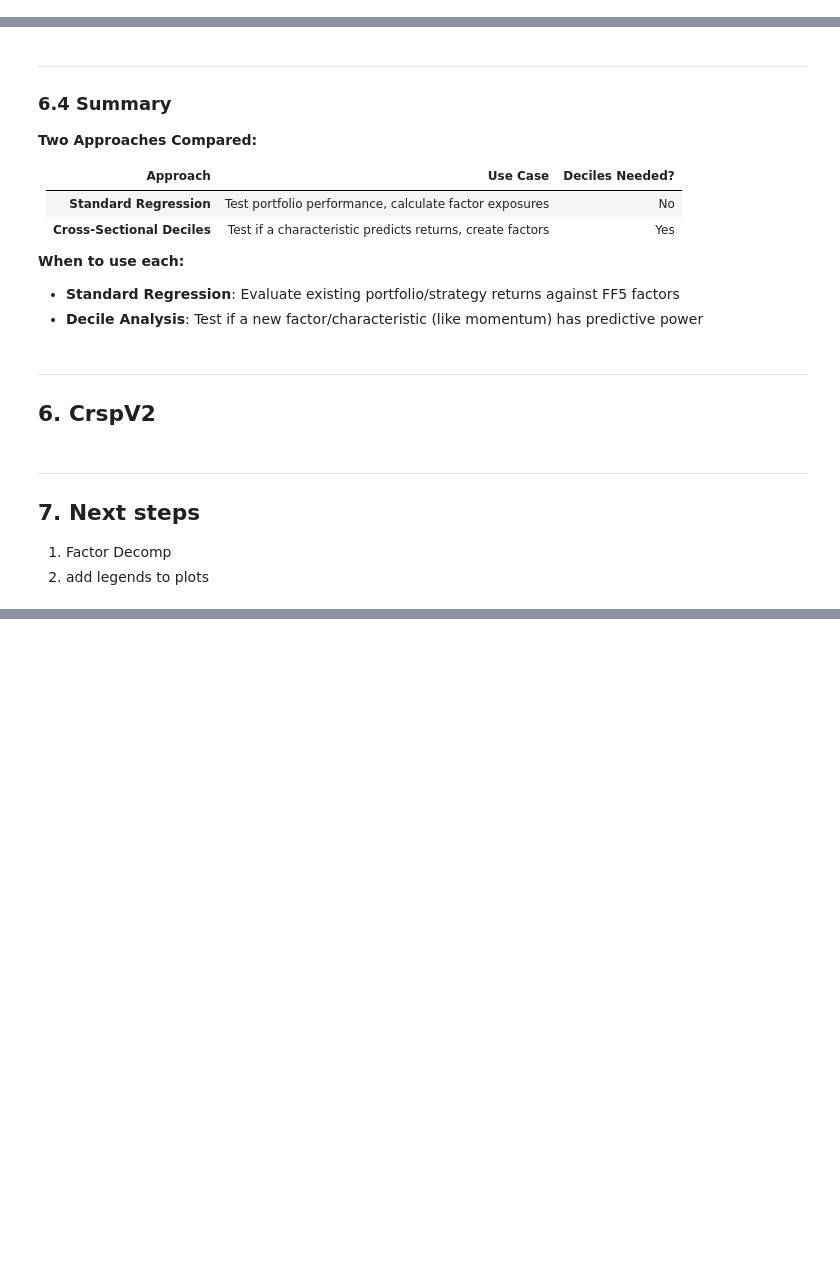
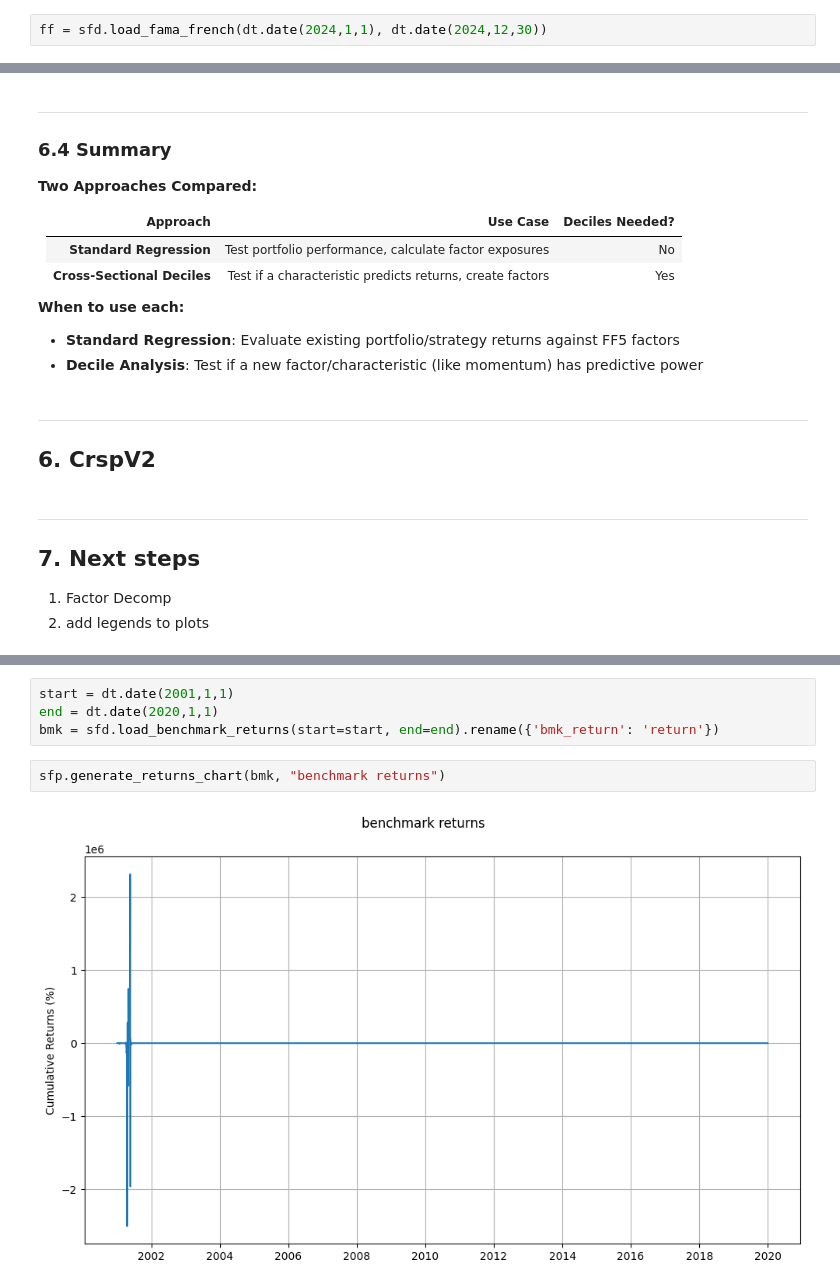
Before and after one commit to BYUSilverFund/sf-quant, a Jupyter notebook: demo_functions.ipynb, the cells around one changed output, grey strips where cells are left out. Saved outputs shown, nothing was run; the diff lists cells and outputs as text; blank space fills up the shorter version.

```diff
--- a/demo_functions.ipynb
+++ b/demo_functions.ipynb
@@ -17 +18,3 @@ import sf_quant.performance as sfp
 import polars_ols as pls
+# %%
+ff = sfd.load_fama_french(dt.date(2024,1,1), dt.date(2024,12,30))
@@ -593,0 +630,8 @@ ComputeError: failed to retrieve first file schema (parquet): expanded paths wer
+# %%
+start = dt.date(2001,1,1)
+end = dt.date(2020,1,1)
+bmk = sfd.load_benchmark_returns(start=start, end=end).rename({'bmk_return': 'return'})
+# %%
+sfp.generate_returns_chart(bmk, "benchmark returns")
+# %% [output]
+[figure, added]
```
Also changed, not shown: parts of 11 cells of this notebook, 9 other files.
